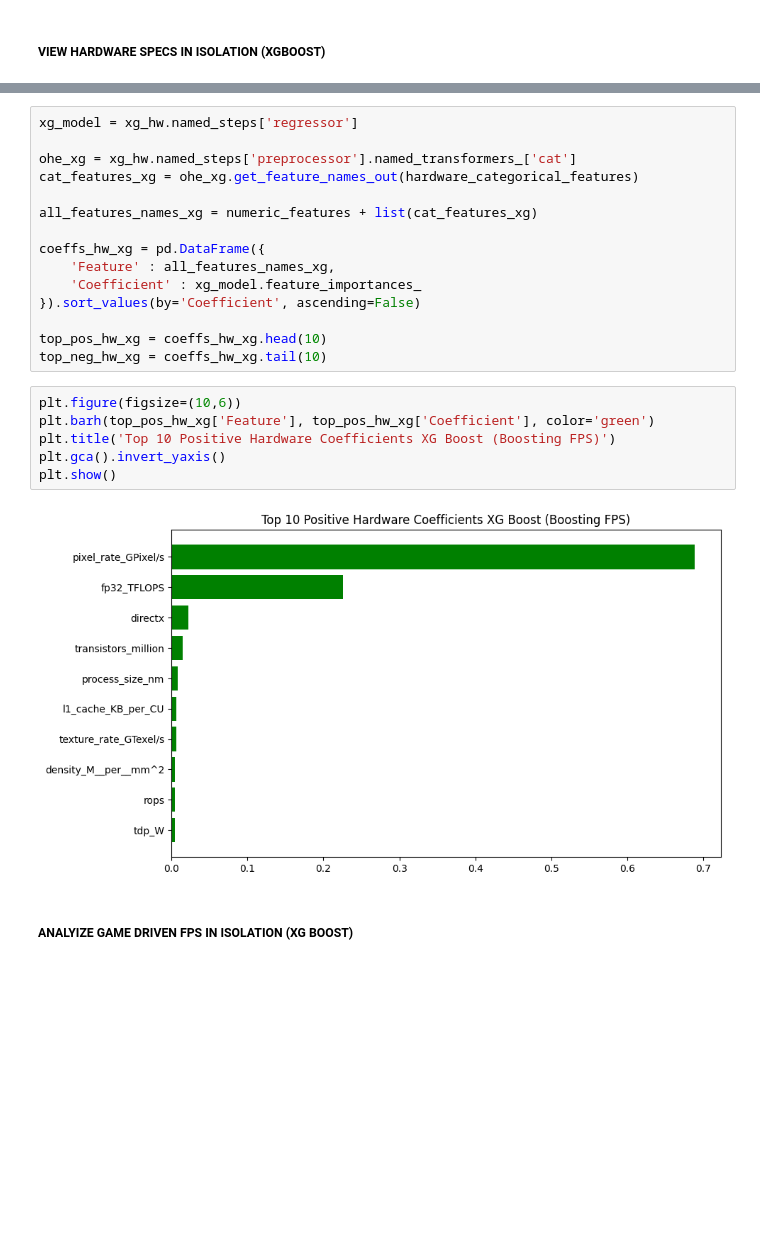
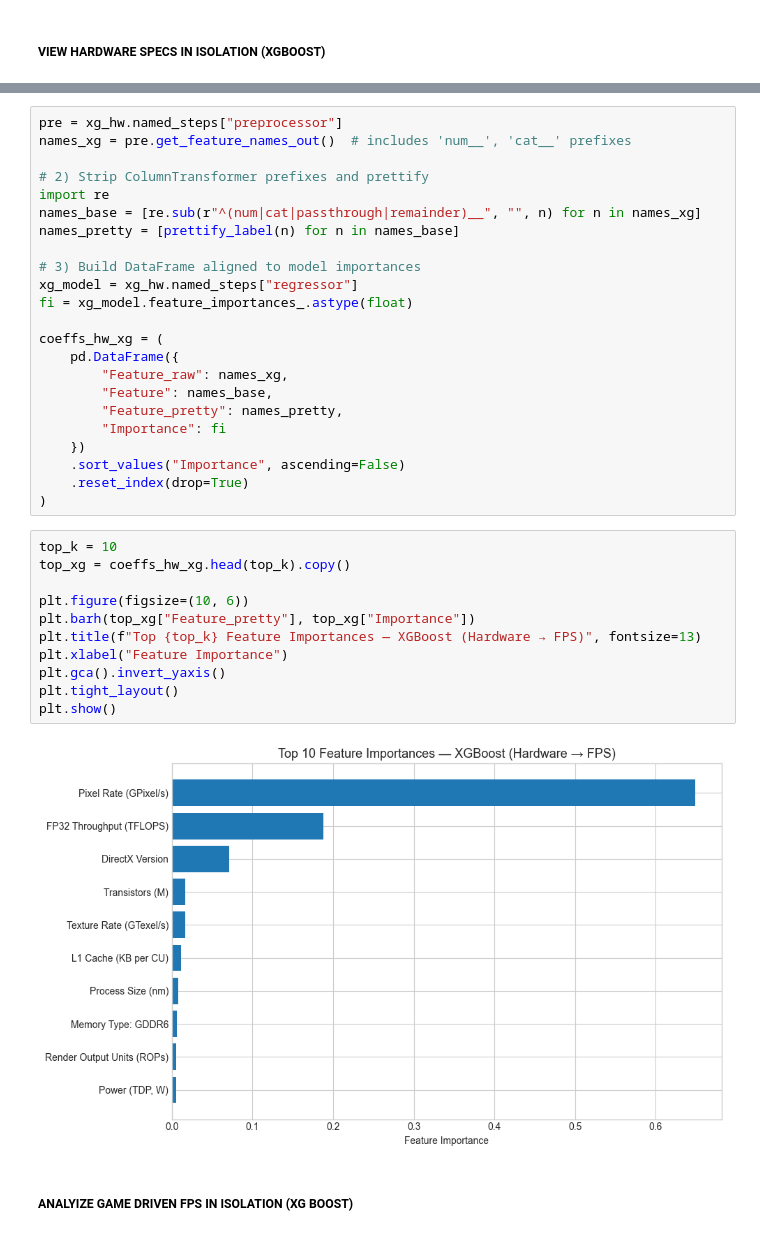
Before and after one commit to Nate-Wade/GPU-Project, a Jupyter notebook: dataWrangle.ipynb, the cells around one changed output, grey strips where cells are left out. Cells and saved outputs as stored; diff of their text form; blank space fills up the shorter version.

```diff
--- a/dataWrangle.ipynb
+++ b/dataWrangle.ipynb
@@ -724,26 +763,39 @@ Hardware-only XGBoost R²: 0.4261
 # %%
-xg_model = xg_hw.named_steps['regressor']
+pre = xg_hw.named_steps["preprocessor"]
+names_xg = pre.get_feature_names_out()  # includes 'num__', 'cat__' prefixes
 
-ohe_xg = xg_hw.named_steps['preprocessor'].named_transformers_['cat']
-cat_features_xg = ohe_xg.get_feature_names_out(hardware_categorical_features)
+# 2) Strip ColumnTransformer prefixes and prettify
+import re
+names_base = [re.sub(r"^(num|cat|passthrough|remainder)__", "", n) for n in names_xg]
+names_pretty = [prettify_label(n) for n in names_base]
 
-all_features_names_xg = numeric_features + list(cat_features_xg)
+# 3) Build DataFrame aligned to model importances
+xg_model = xg_hw.named_steps["regressor"]
+fi = xg_model.feature_importances_.astype(float)
 
-coeffs_hw_xg = pd.DataFrame({
-    'Feature' : all_features_names_xg,
-    'Coefficient' : xg_model.feature_importances_
-}).sort_values(by='Coefficient', ascending=False)
-
-top_pos_hw_xg = coeffs_hw_xg.head(10)
-top_neg_hw_xg = coeffs_hw_xg.tail(10)
+coeffs_hw_xg = (
+    pd.DataFrame({
+        "Feature_raw": names_xg,
+        "Feature": names_base,
+        "Feature_pretty": names_pretty,
+        "Importance": fi
+    })
+    .sort_values("Importance", ascending=False)
+    .reset_index(drop=True)
+)
 # %%
-plt.figure(figsize=(10,6))
-plt.barh(top_pos_hw_xg['Feature'], top_pos_hw_xg['Coefficient'], color='green')
-plt.title('Top 10 Positive Hardware Coefficients XG Boost (Boosting FPS)')
+top_k = 10
+top_xg = coeffs_hw_xg.head(top_k).copy()
+
+plt.figure(figsize=(10, 6))
+plt.barh(top_xg["Feature_pretty"], top_xg["Importance"])
+plt.title(f"Top {top_k} Feature Importances — XGBoost (Hardware → FPS)", fontsize=13)
+plt.xlabel("Feature Importance")
 plt.gca().invert_yaxis()
+plt.tight_layout()
 plt.show()
 # %% [output]
-[figure, old version]
+[figure, new version]
 # %% [markdown]
 ##### ANALYIZE GAME DRIVEN FPS IN ISOLATION (XG BOOST)
 # %%
```
Also changed, not shown: parts of 23 cells of this notebook, 4 other files.
